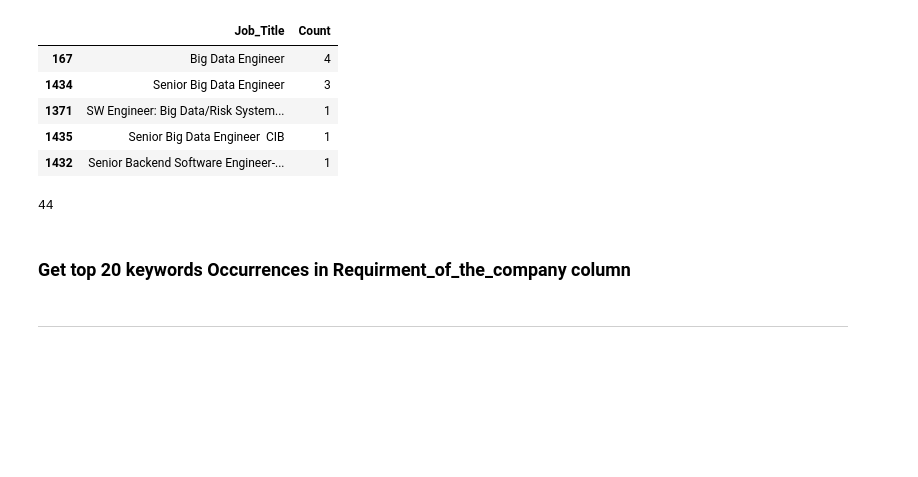
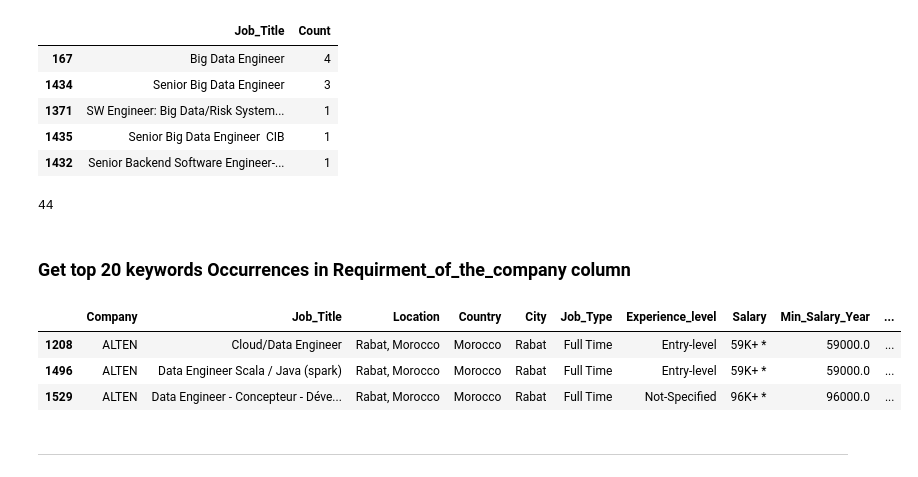
Before and after one commit to Tarifi-Hicham/jobs_project, a Jupyter notebook: script.ipynb, the cells around one changed output. Cells and saved outputs as stored; diff of their text form; code cells hidden in the pictures; blank space fills up the shorter version.

```diff
--- a/script.ipynb
+++ b/script.ipynb
@@ -775,6 +806,13 @@ fig.show()
 # total_word_counts[total_word_counts['Requirment_of_the_company'].str.contains('AI')]
 # %%
 # total_word_counts[total_word_counts['Requirment_of_the_company'].str.contains('Data')]
+# %%
+df_clean[df_clean['Location'].str.contains('Morocco')]
+# %% [output]
+|  | Company | Job_Title | Location | Country | City | Job_Type | Experience_level | Salary | Min_Salary_Year | ... |
+| 1208 | ALTEN | Cloud/Data Engineer | Rabat, Morocco | Morocco | Rabat | Full Time | Entry-level | 59K+ * | 59000.0 | ... |
+| 1496 | ALTEN | Data Engineer Scala / Java (spark) | Rabat, Morocco | Morocco | Rabat | Full Time | Entry-level | 59K+ * | 59000.0 | ... |
+| 1529 | ALTEN | Data Engineer - Concepteur - Déve... | Rabat, Morocco | Morocco | Rabat | Full Time | Not-Specified | 96K+ * | 96000.0 | ... |
 # %% [markdown]
 ----------------------------------------------------------------------------------------------------------
 # %%
```
Also changed, not shown: parts of 1 cell of this notebook.
